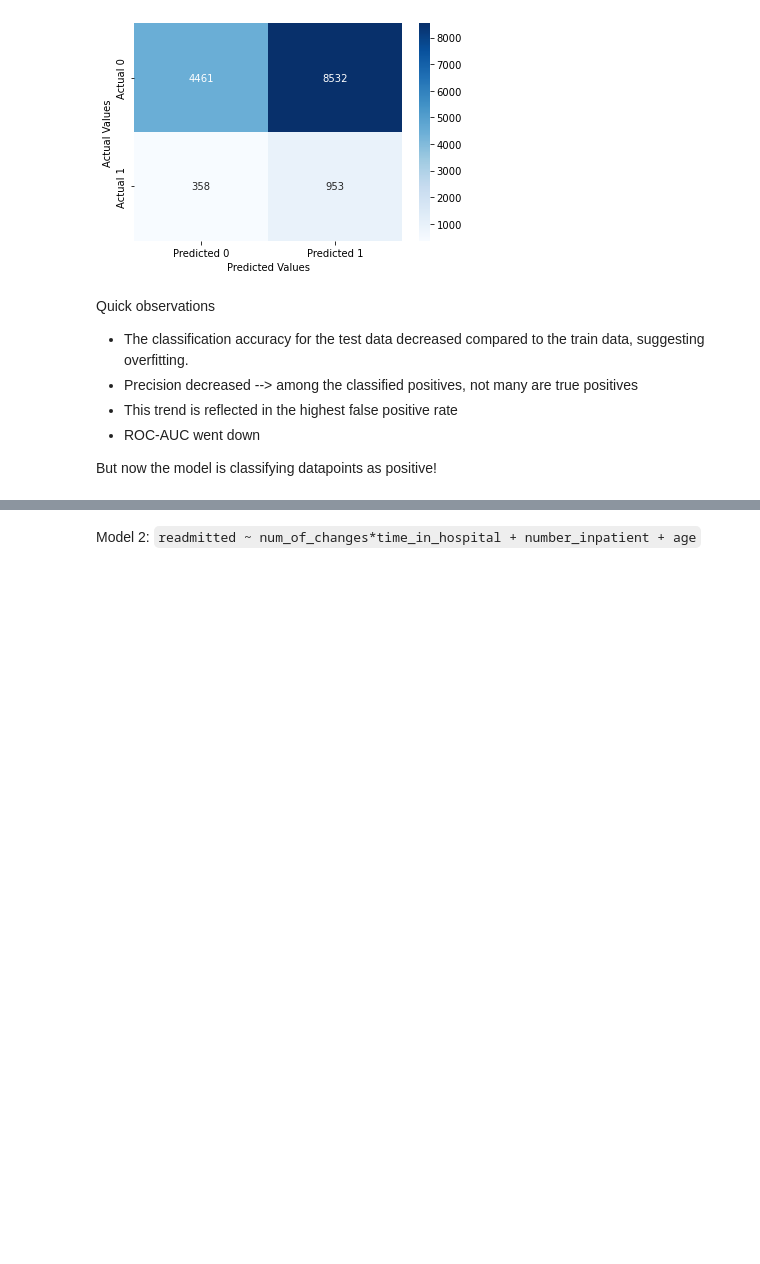
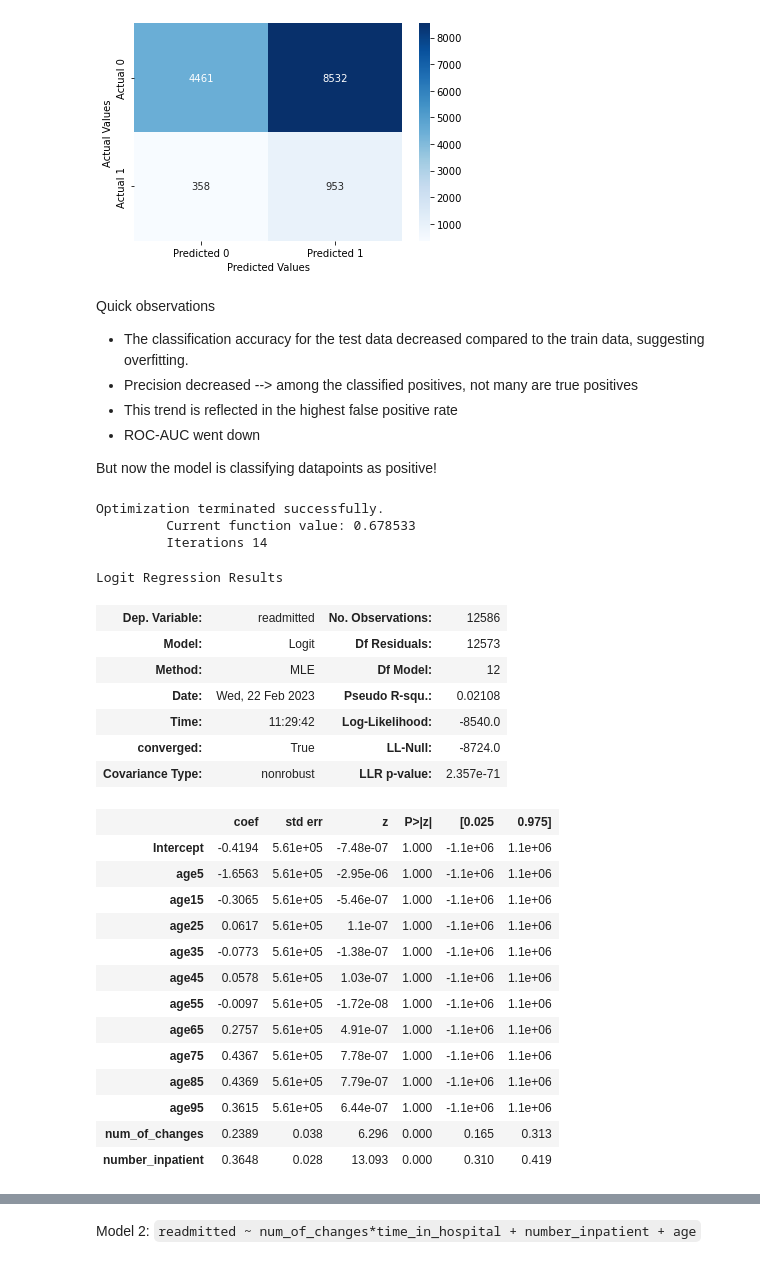
Before and after one commit to AnastasiaKWei/Saturn, a Jupyter notebook: Amy.ipynb, the cells around one changed output, grey strips where cells are left out. Cells and saved outputs as stored; diff of their text form; code cells hidden in the pictures; blank space fills up the shorter version.

```diff
--- a/Amy.ipynb
+++ b/Amy.ipynb
@@ -281,3 +281,32 @@ But now the model is classifying datapoints as positive!
 # %%
 # try adding the other terms of the model, and all possible interactions between time_in_hospital and the age predictors
 # logit_model_age_dummy = sm.logit(formula = 'readmitted ~ time_in_hospital*age + num_of_changes + number_inpatient', data = train1_with_age_dummy).fit() #Developing logistic regression model
+
+logit_model_age_dummy_2 = sm.logit(formula = 'readmitted ~ ' + '+'.join(list(age_dummy.columns)) + '+ num_of_changes + number_inpatient', data = train1_with_age_dummy).fit()
+logit_model_age_dummy_2.summary()
+# %% [output]
+Optimization terminated successfully.
+         Current function value: 0.678533
+         Iterations 14
+Logit Regression Results
+| Dep. Variable: | readmitted | No. Observations: | 12586 |
+| Model: | Logit | Df Residuals: | 12573 |
+| Method: | MLE | Df Model: | 12 |
+| Date: | Wed, 22 Feb 2023 | Pseudo R-squ.: | 0.02108 |
+| Time: | 11:29:42 | Log-Likelihood: | -8540.0 |
+| converged: | True | LL-Null: | -8724.0 |
+| Covariance Type: | nonrobust | LLR p-value: | 2.357e-71 |
+|  | coef | std err | z | P>|z| | [0.025 | 0.975] |
+| Intercept | -0.4194 | 5.61e+05 | -7.48e-07 | 1.000 | -1.1e+06 | 1.1e+06 |
+| age5 | -1.6563 | 5.61e+05 | -2.95e-06 | 1.000 | -1.1e+06 | 1.1e+06 |
+| age15 | -0.3065 | 5.61e+05 | -5.46e-07 | 1.000 | -1.1e+06 | 1.1e+06 |
+| age25 | 0.0617 | 5.61e+05 | 1.1e-07 | 1.000 | -1.1e+06 | 1.1e+06 |
+| age35 | -0.0773 | 5.61e+05 | -1.38e-07 | 1.000 | -1.1e+06 | 1.1e+06 |
+| age45 | 0.0578 | 5.61e+05 | 1.03e-07 | 1.000 | -1.1e+06 | 1.1e+06 |
+| age55 | -0.0097 | 5.61e+05 | -1.72e-08 | 1.000 | -1.1e+06 | 1.1e+06 |
+| age65 | 0.2757 | 5.61e+05 | 4.91e-07 | 1.000 | -1.1e+06 | 1.1e+06 |
+| age75 | 0.4367 | 5.61e+05 | 7.78e-07 | 1.000 | -1.1e+06 | 1.1e+06 |
+| age85 | 0.4369 | 5.61e+05 | 7.79e-07 | 1.000 | -1.1e+06 | 1.1e+06 |
+| age95 | 0.3615 | 5.61e+05 | 6.44e-07 | 1.000 | -1.1e+06 | 1.1e+06 |
+| num_of_changes | 0.2389 | 0.038 | 6.296 | 0.000 | 0.165 | 0.313 |
+| number_inpatient | 0.3648 | 0.028 | 13.093 | 0.000 | 0.310 | 0.419 |
```
Also changed, not shown: parts of 6 cells of this notebook.
